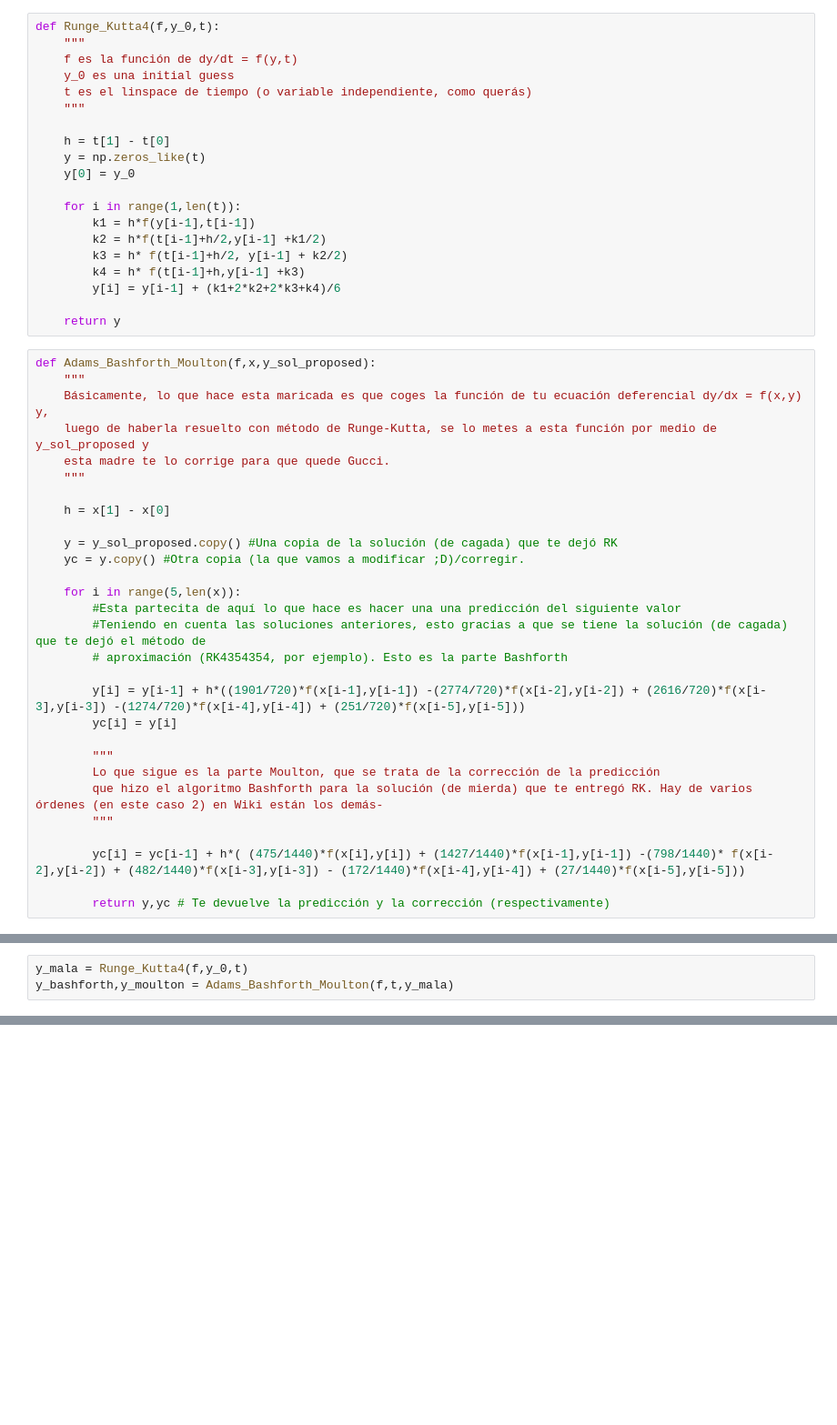
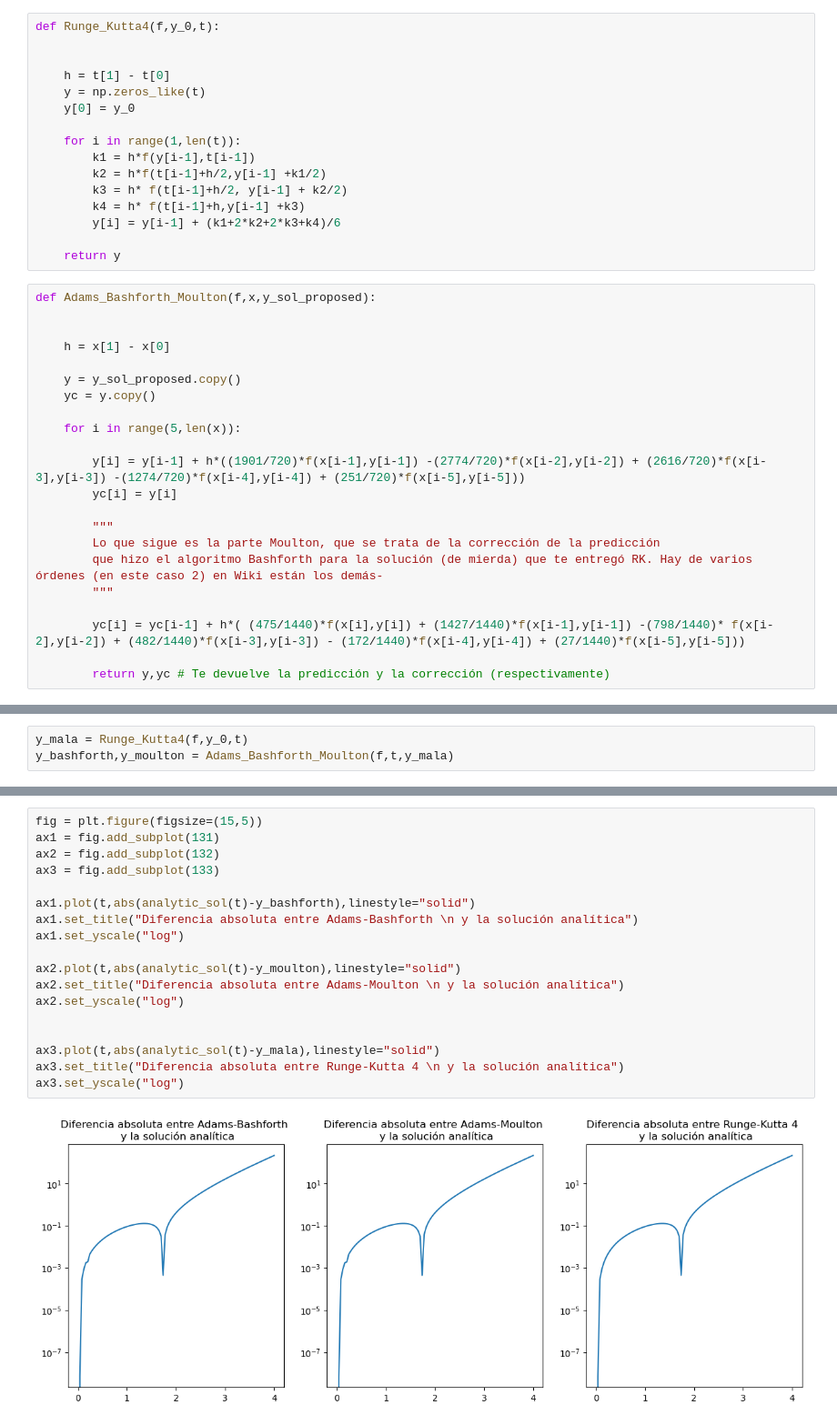
Before and after one commit to jcrojasv1/MetodosII_ThomasAndrade_JuanRojas, a Jupyter notebook: 2. Segundo Parcial/Segundo_Parcial-Algoritmo multipaso.ipynb, the cells around one changed output, grey strips where cells are left out. Shown: that part at 91% size. Saved outputs shown, nothing was run; the diff lists cells and outputs as text; blank space fills up the shorter version.

```diff
--- a/2. Segundo Parcial/Segundo_Parcial-Algoritmo multipaso.ipynb
+++ b/2. Segundo Parcial/Segundo_Parcial-Algoritmo multipaso.ipynb
@@ -13,11 +13,7 @@ def f(x,y):
     return x + 2*y
 # %%
 def Runge_Kutta4(f,y_0,t):
-    """
-    f es la función de dy/dt = f(y,t)
-    y_0 es una initial guess
-    t es el linspace de tiempo (o variable independiente, como querás)
-    """
+
 
     h = t[1] - t[0]
     y = np.zeros_like(t)
@@ -33,21 +29,14 @@ def Runge_Kutta4(f,y_0,t):
     return y
 # %%
 def Adams_Bashforth_Moulton(f,x,y_sol_proposed):
-    """
-    Básicamente, lo que hace esta maricada es que coges la función de tu ecuación deferencial dy/dx = f(x,y) y,
-    luego de haberla resuelto con método de Runge-Kutta, se lo metes a esta función por medio de y_sol_proposed y
-    esta madre te lo corrige para que quede Gucci.
-    """
+
 
     h = x[1] - x[0]
 
-    y = y_sol_proposed.copy() #Una copia de la solución (de cagada) que te dejó RK
-    yc = y.copy() #Otra copia (la que vamos a modificar ;D)/corregir.
+    y = y_sol_proposed.copy()
+    yc = y.copy()
 
     for i in range(5,len(x)):
-        #Esta partecita de aquí lo que hace es hacer una una predicción del siguiente valor
-        #Teniendo en cuenta las soluciones anteriores, esto gracias a que se tiene la solución (de cagada) que te dejó el método de
-        # aproximación (RK4354354, por ejemplo). Esto es la parte Bashforth
 
         y[i] = y[i-1] + h*((1901/720)*f(x[i-1],y[i-1]) -(2774/720)*f(x[i-2],y[i-2]) + (2616/720)*f(x[i-3],y[i-3]) -(1274/720)*f(x[i-4],y[i-4]) + (251/720)*f(x[i-5],y[i-5]))
         yc[i] = y[i]
@@ -78,0 +59,20 @@ plt.legend()
+# %%
+fig = plt.figure(figsize=(15,5))
+ax1 = fig.add_subplot(131)
+ax2 = fig.add_subplot(132)
+ax3 = fig.add_subplot(133)
+
+ax1.plot(t,abs(analytic_sol(t)-y_bashforth),linestyle="solid")
+ax1.set_title("Diferencia absoluta entre Adams-Bashforth \n y la solución analítica")
+ax1.set_yscale("log")
+
+ax2.plot(t,abs(analytic_sol(t)-y_moulton),linestyle="solid")
+ax2.set_title("Diferencia absoluta entre Adams-Moulton \n y la solución analítica")
+ax2.set_yscale("log")
+
+
+ax3.plot(t,abs(analytic_sol(t)-y_mala),linestyle="solid")
+ax3.set_title("Diferencia absoluta entre Runge-Kutta 4 \n y la solución analítica")
+ax3.set_yscale("log")
+# %% [output]
+[figure, added]
```
Also changed, not shown: parts of 2 cells of this notebook.
